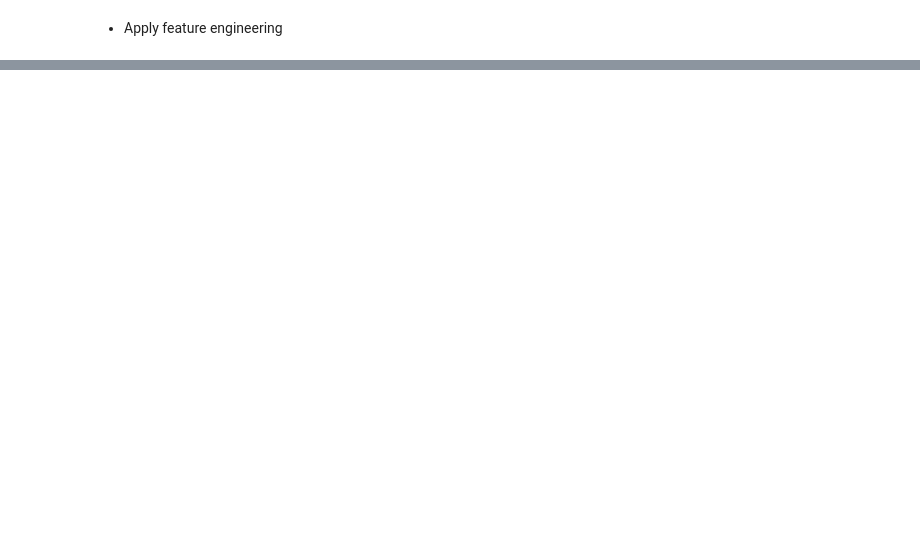
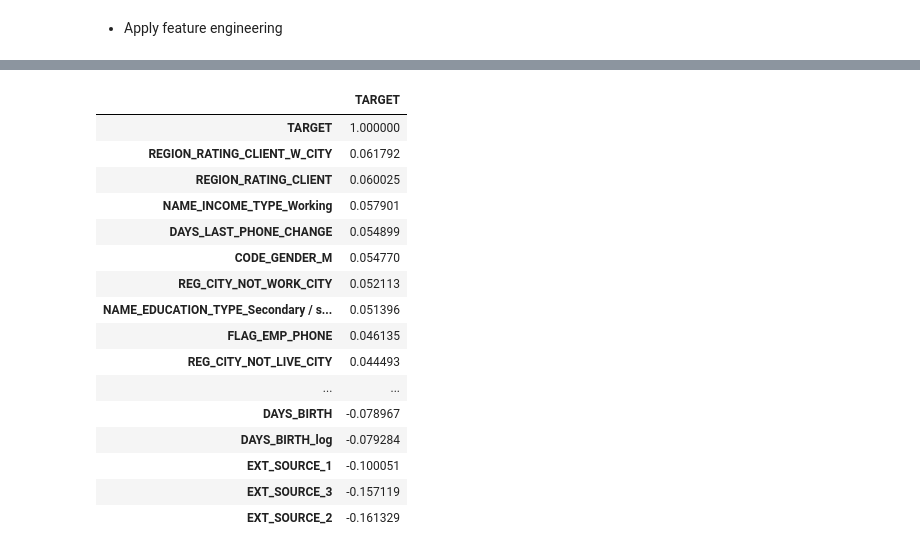
Before and after one commit to IML-Project/Home_Credit_Default_Risk_Project, a Jupyter notebook: FeatureEngineering.ipynb, the cells around one changed output, grey strips where cells are left out. Saved outputs shown, nothing was run; the diff lists cells and outputs as text; code cells hidden in the pictures; blank space fills up the shorter version.

```diff
--- a/FeatureEngineering.ipynb
+++ b/FeatureEngineering.ipynb
@@ -109,3 +100,26 @@ train_numeric.head(5)
+# %%
+corrs = new_train.corr()
+corrs = corrs.sort_values('TARGET', ascending = False)
+
+pd.DataFrame(corrs['TARGET'])
+# %% [output]
+|  | TARGET |
+| TARGET | 1.000000 |
+| REGION_RATING_CLIENT_W_CITY | 0.061792 |
+| REGION_RATING_CLIENT | 0.060025 |
+| NAME_INCOME_TYPE_Working | 0.057901 |
+| DAYS_LAST_PHONE_CHANGE | 0.054899 |
+| CODE_GENDER_M | 0.054770 |
+| REG_CITY_NOT_WORK_CITY | 0.052113 |
+| NAME_EDUCATION_TYPE_Secondary / s... | 0.051396 |
+| FLAG_EMP_PHONE | 0.046135 |
+| REG_CITY_NOT_LIVE_CITY | 0.044493 |
+| ... | ... |
+| DAYS_BIRTH | -0.078967 |
+| DAYS_BIRTH_log | -0.079284 |
+| EXT_SOURCE_1 | -0.100051 |
+| EXT_SOURCE_3 | -0.157119 |
+| EXT_SOURCE_2 | -0.161329 |
 # %%
 #train_numeric.head(10)
 # %%
```
Also changed, not shown: parts of 14 cells of this notebook, 1 other file.
